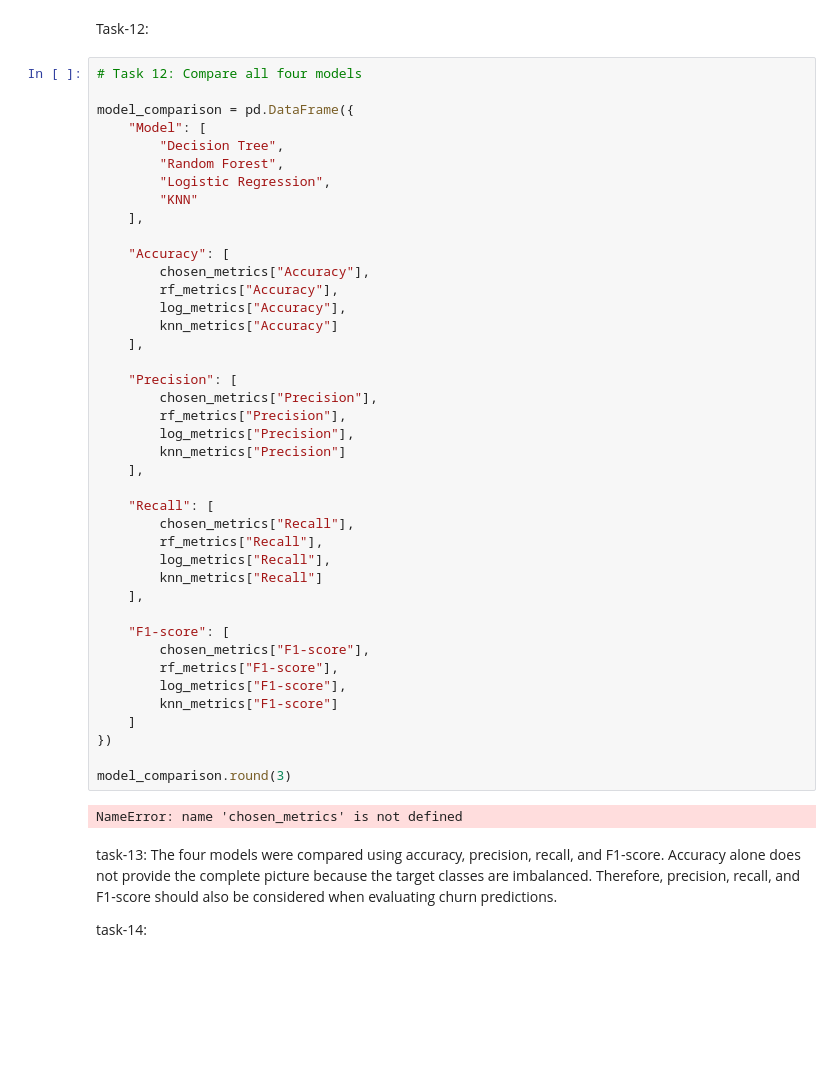
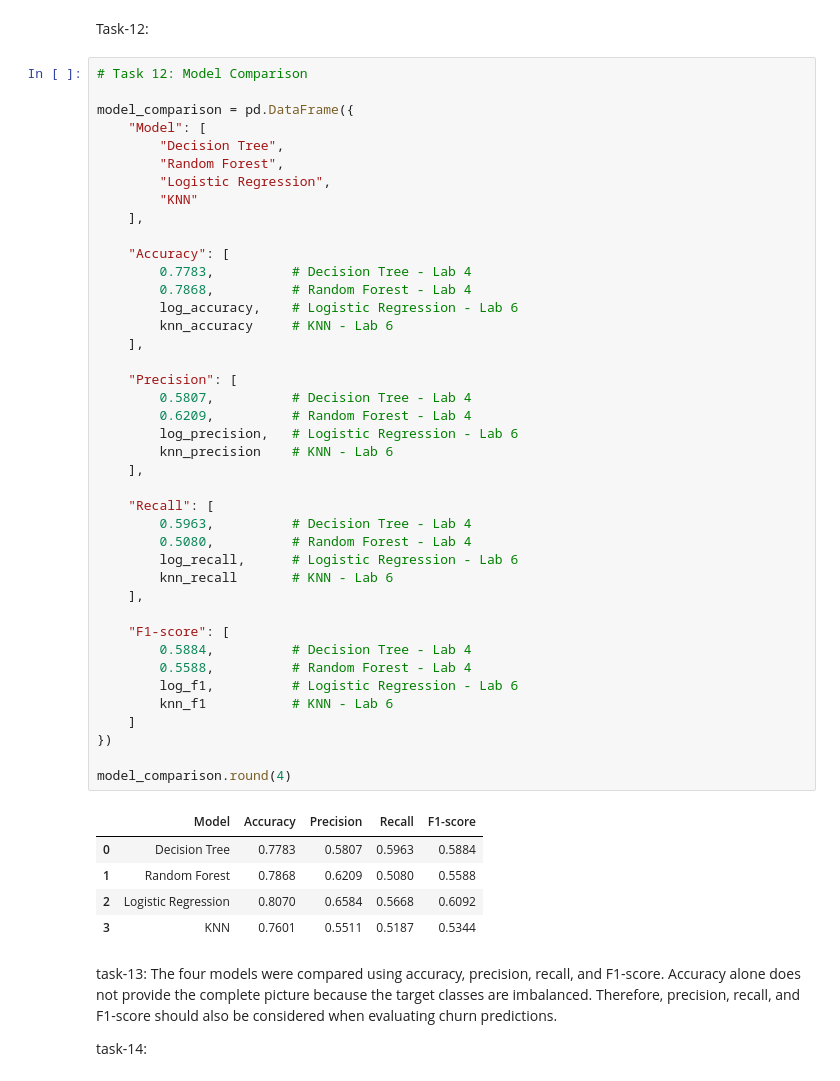
Before and after one commit to abdulqudoos181005/ML_leaning_journey, a Jupyter notebook: week-6/lab-6_abdul-qudoos.ipynb, the cells around one changed output. Cells and saved outputs as stored; diff of their text form; blank space fills up the shorter version.

```diff
--- a/week-6/lab-6_abdul-qudoos.ipynb
+++ b/week-6/lab-6_abdul-qudoos.ipynb
@@ -288,48 +288,52 @@ KNN F1-score : 0.5344352617079889
 # %% [markdown]
 Task-12:
 # %%
-# Task 12: Compare all four models
+# Task 12: Model Comparison
 
 model_comparison = pd.DataFrame({
     "Model": [
         "Decision Tree",
         "Random Forest",
         "Logistic Regression",
         "KNN"
     ],
 
     "Accuracy": [
-        chosen_metrics["Accuracy"],
-        rf_metrics["Accuracy"],
-        log_metrics["Accuracy"],
-        knn_metrics["Accuracy"]
+        0.7783,          # Decision Tree - Lab 4
+        0.7868,          # Random Forest - Lab 4
+        log_accuracy,    # Logistic Regression - Lab 6
+        knn_accuracy     # KNN - Lab 6
     ],
 
     "Precision": [
-        chosen_metrics["Precision"],
-        rf_metrics["Precision"],
-        log_metrics["Precision"],
-        knn_metrics["Precision"]
+        0.5807,          # Decision Tree - Lab 4
+        0.6209,          # Random Forest - Lab 4
+        log_precision,   # Logistic Regression - Lab 6
+        knn_precision    # KNN - Lab 6
     ],
 
     "Recall": [
-        chosen_metrics["Recall"],
-        rf_metrics["Recall"],
-        log_metrics["Recall"],
-        knn_metrics["Recall"]
+        0.5963,          # Decision Tree - Lab 4
+        0.5080,          # Random Forest - Lab 4
+        log_recall,      # Logistic Regression - Lab 6
+        knn_recall       # KNN - Lab 6
     ],
 
     "F1-score": [
-        chosen_metrics["F1-score"],
-        rf_metrics["F1-score"],
-        log_metrics["F1-score"],
-        knn_metrics["F1-score"]
+        0.5884,          # Decision Tree - Lab 4
+        0.5588,          # Random Forest - Lab 4
+        log_f1,          # Logistic Regression - Lab 6
+        knn_f1           # KNN - Lab 6
     ]
 })
 
-model_comparison.round(3)
+model_comparison.round(4)
 # %% [output]
-NameError: name 'chosen_metrics' is not defined
+|  | Model | Accuracy | Precision | Recall | F1-score |
+| 0 | Decision Tree | 0.7783 | 0.5807 | 0.5963 | 0.5884 |
+| 1 | Random Forest | 0.7868 | 0.6209 | 0.5080 | 0.5588 |
+| 2 | Logistic Regression | 0.8070 | 0.6584 | 0.5668 | 0.6092 |
+| 3 | KNN | 0.7601 | 0.5511 | 0.5187 | 0.5344 |
 # %% [markdown]
 task-13:
 The four models were compared using accuracy, precision, recall, and F1-score. Accuracy alone does not provide the complete picture because the target classes are imbalanced. Therefore, precision, recall, and F1-score should also be considered when evaluating churn predictions.
```
Also changed, not shown: parts of 3 cells of this notebook.
